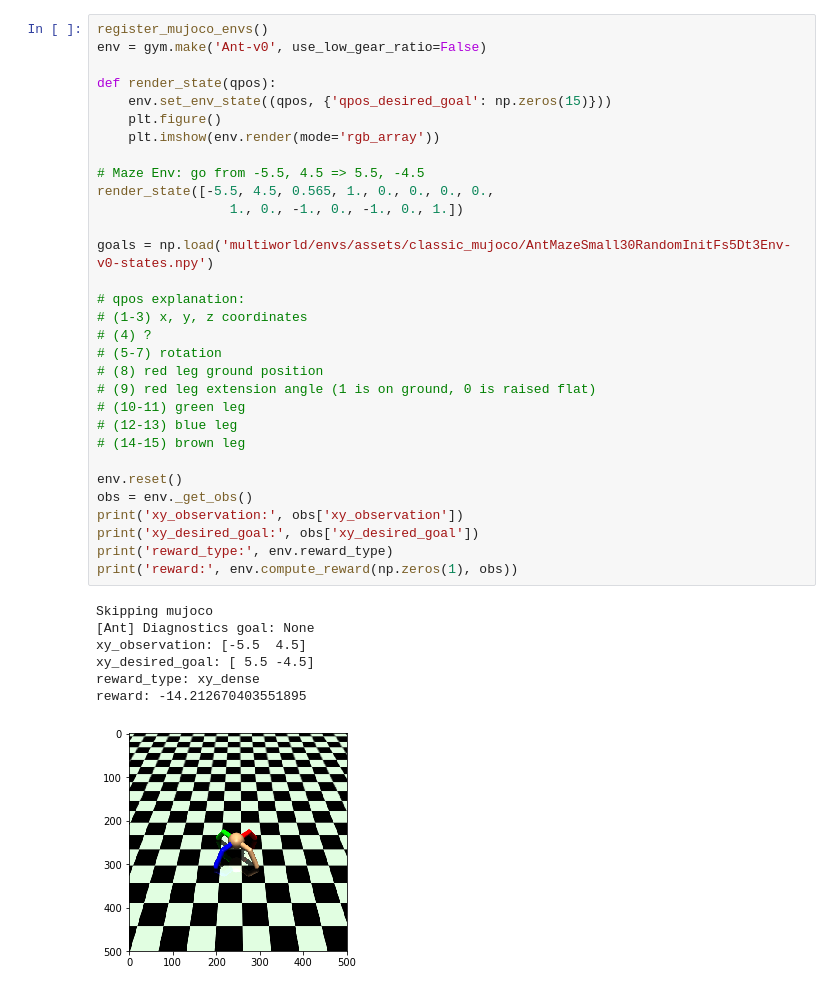
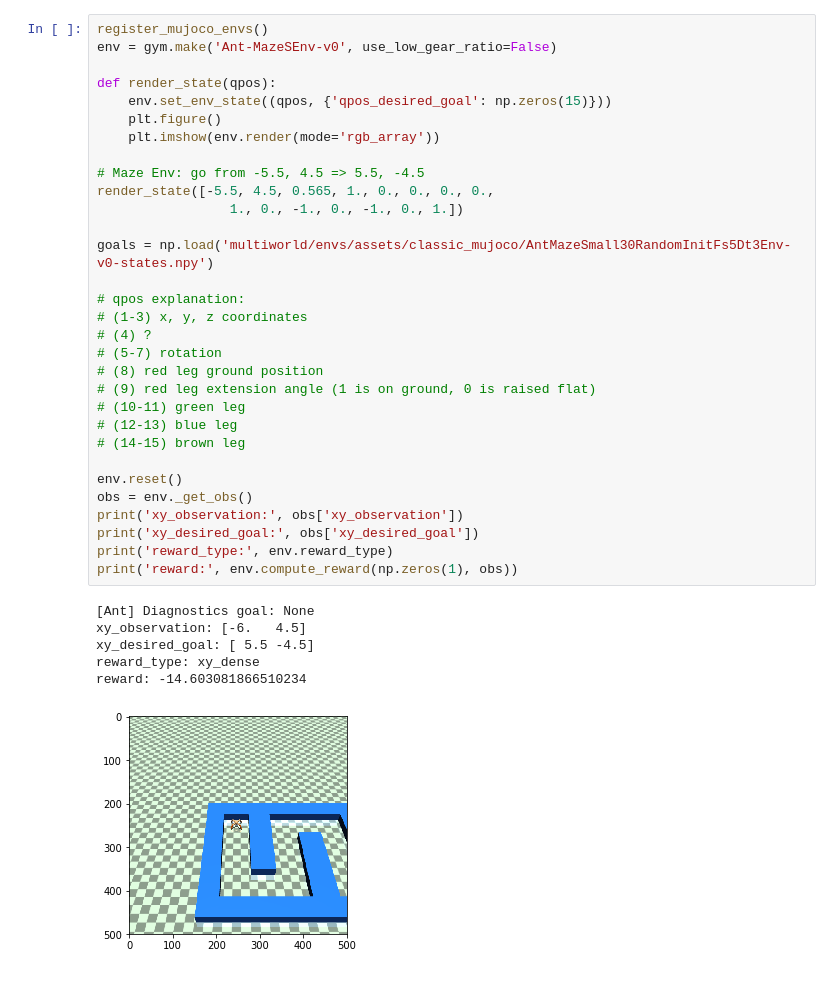
Before and after one commit to kevintli/multiworld, a Jupyter notebook: Ant Maze Goal Examples.ipynb, the cells around one changed output. Saved outputs shown, nothing was run; the diff lists cells and outputs as text.

```diff
--- a/Ant Maze Goal Examples.ipynb
+++ b/Ant Maze Goal Examples.ipynb
@@ -16,39 +13,38 @@ The autoreload extension is already loaded. To reload it, use:
 # %%
 register_mujoco_envs()
-env = gym.make('Ant-v0', use_low_gear_ratio=False)
+env = gym.make('Ant-MazeSEnv-v0', use_low_gear_ratio=False)
 
 def render_state(qpos):
     env.set_env_state((qpos, {'qpos_desired_goal': np.zeros(15)}))
     plt.figure()
     plt.imshow(env.render(mode='rgb_array'))
 
 # Maze Env: go from -5.5, 4.5 => 5.5, -4.5
 render_state([-5.5, 4.5, 0.565, 1., 0., 0., 0., 0.,
                  1., 0., -1., 0., -1., 0., 1.])
 
 goals = np.load('multiworld/envs/assets/classic_mujoco/AntMazeSmall30RandomInitFs5Dt3Env-v0-states.npy')
 
 # qpos explanation:
 # (1-3) x, y, z coordinates
 # (4) ?
 # (5-7) rotation
 # (8) red leg ground position
 # (9) red leg extension angle (1 is on ground, 0 is raised flat)
 # (10-11) green leg
 # (12-13) blue leg
 # (14-15) brown leg
 
 env.reset()
 obs = env._get_obs()
 print('xy_observation:', obs['xy_observation'])
 print('xy_desired_goal:', obs['xy_desired_goal'])
 print('reward_type:', env.reward_type)
 print('reward:', env.compute_reward(np.zeros(1), obs))
 # %% [output]
-Skipping mujoco
 [Ant] Diagnostics goal: None
-xy_observation: [-5.5  4.5]
+xy_observation: [-6.   4.5]
 xy_desired_goal: [ 5.5 -4.5]
 reward_type: xy_dense
-reward: -14.212670403551895
+reward: -14.603081866510234
-[figure, old version]
+[figure, new version]
```
Also changed, not shown: parts of 2 cells of this notebook, 4 other files.
